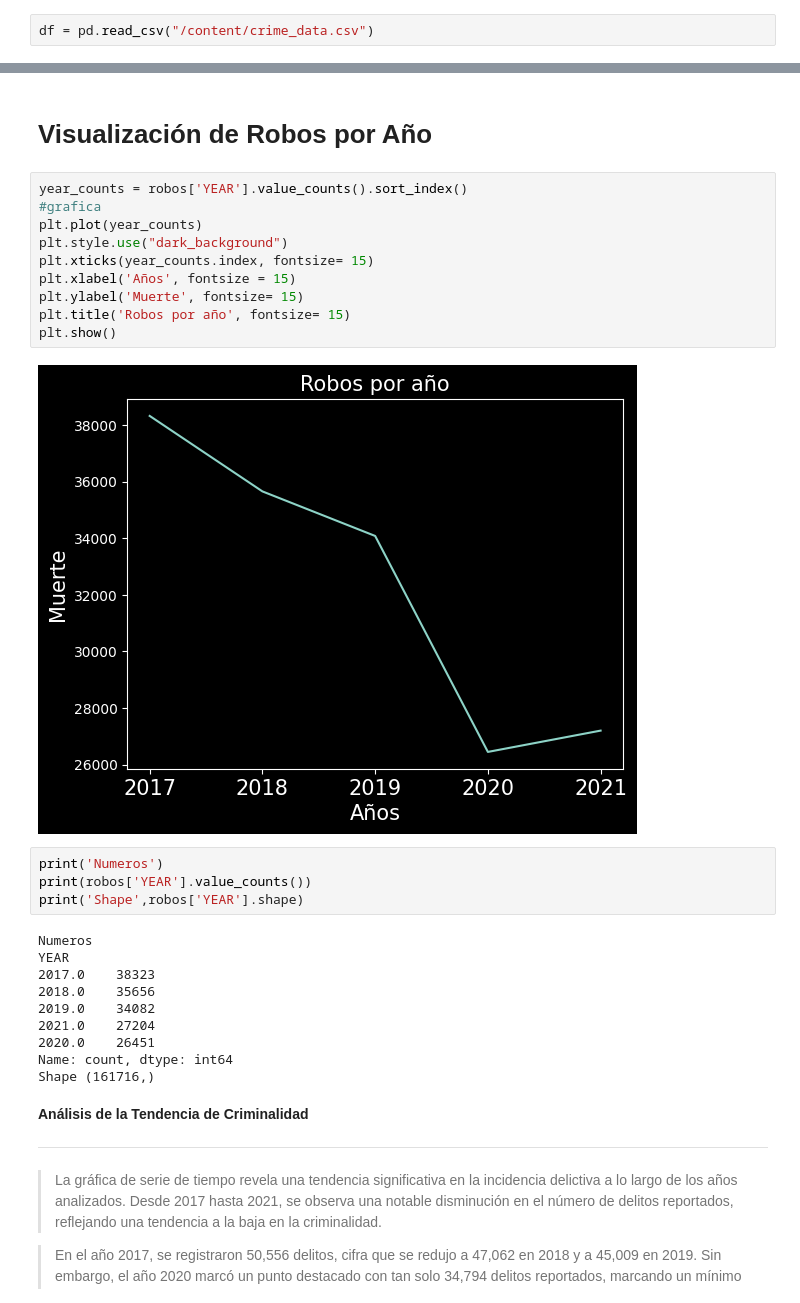
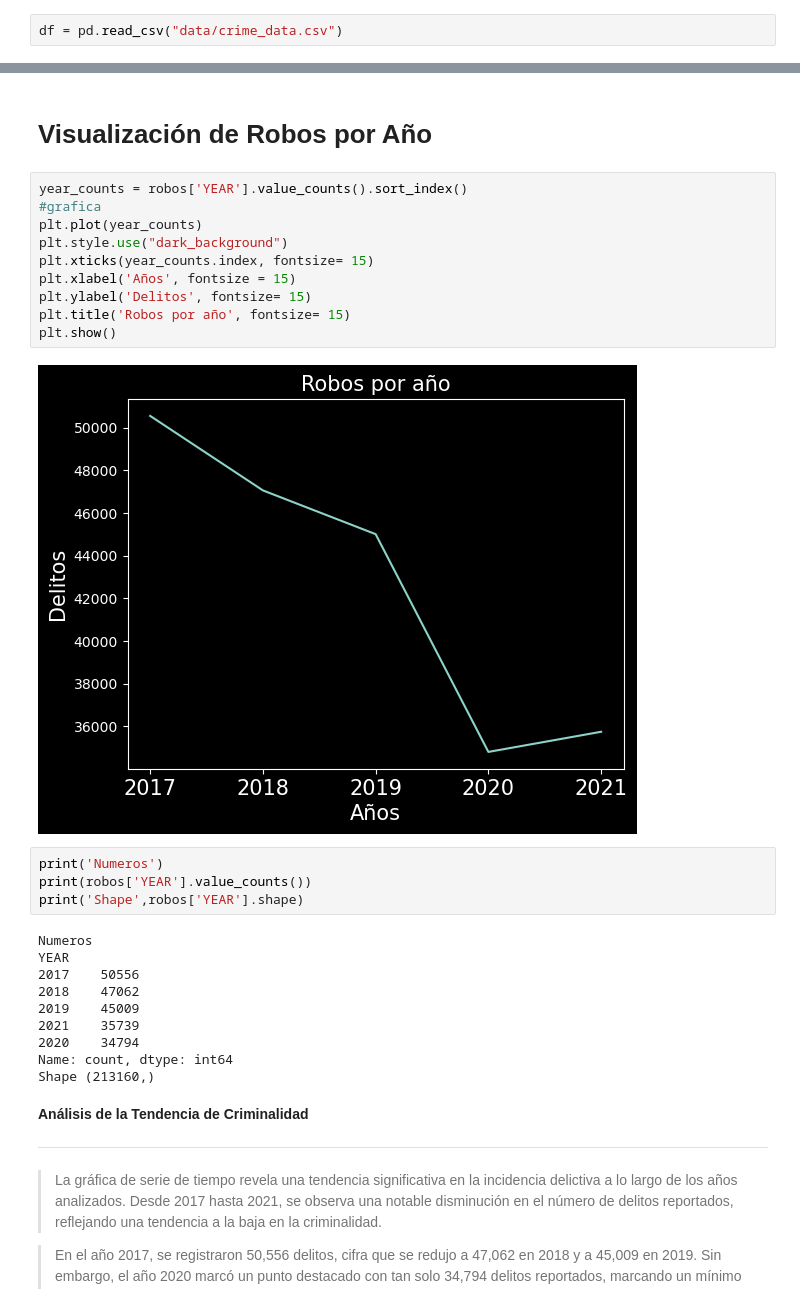
Before and after one commit to JabesNestor/crime-analysis-eda-ml, a Jupyter notebook: crime_analysis.ipynb, the cells around one changed output, grey strips where cells are left out. Saved outputs shown, nothing was run; the diff lists cells and outputs as text.

```diff
--- a/crime_analysis.ipynb
+++ b/crime_analysis.ipynb
@@ -20,5 +20,5 @@ import seaborn as sns
 # %%
-df = pd.read_csv("/content/crime_data.csv")
+df = pd.read_csv("data/crime_data.csv")
 # %%
 df.head()
 # %% [output]
@@ -126,15 +126,15 @@ robos = df[df['TARGET'].isin(['ROBO', 'HURTO', 'ASALTO'])]
 # %%
 year_counts = robos['YEAR'].value_counts().sort_index()
 #grafica
 plt.plot(year_counts)
 plt.style.use("dark_background")
 plt.xticks(year_counts.index, fontsize= 15)
 plt.xlabel('Años', fontsize = 15)
-plt.ylabel('Muerte', fontsize= 15)
+plt.ylabel('Delitos', fontsize= 15)
 plt.title('Robos por año', fontsize= 15)
 plt.show()
 # %% [output]
-[figure, old version]
+[figure, new version]
 # %%
 print('Numeros')
 print(robos['YEAR'].value_counts())
@@ -142,13 +142,13 @@ print('Shape',robos['YEAR'].shape)
 # %% [output]
 Numeros
 YEAR
-2017.0    38323
-2018.0    35656
-2019.0    34082
-2021.0    27204
-2020.0    26451
+2017    50556
+2018    47062
+2019    45009
+2021    35739
+2020    34794
 Name: count, dtype: int64
-Shape (161716,)
+Shape (213160,)
 # %% [markdown]
 **Análisis de la Tendencia de Criminalidad**
 
```
Also changed, not shown: parts of 8 cells of this notebook.
